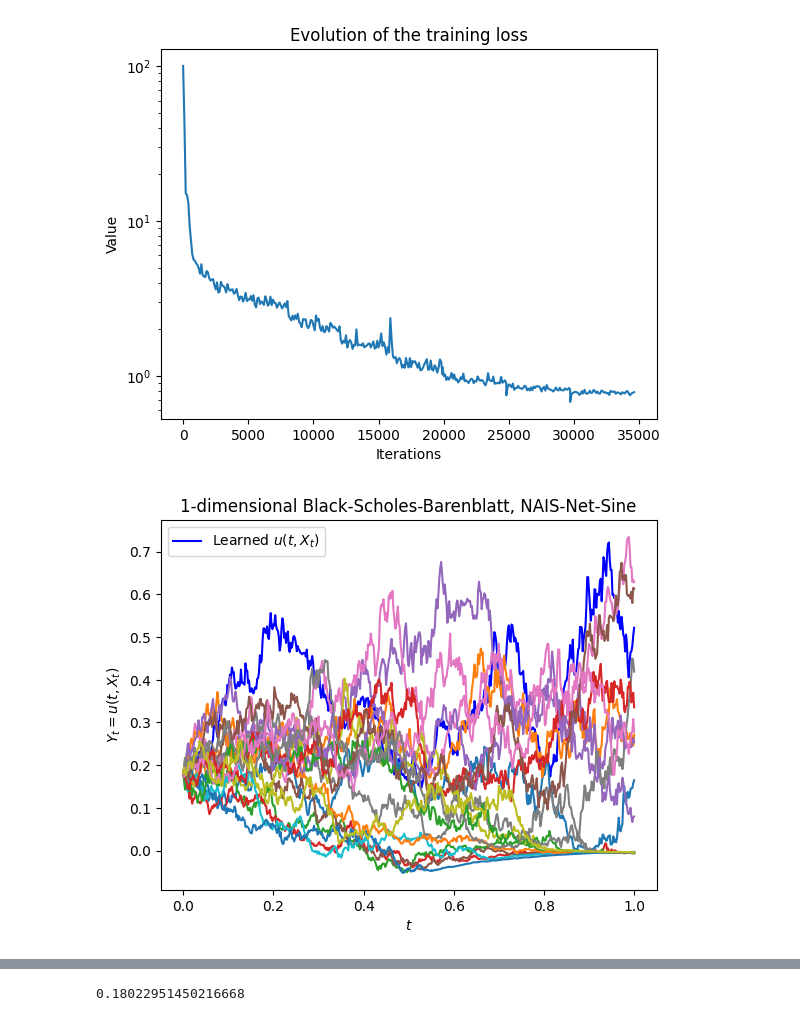
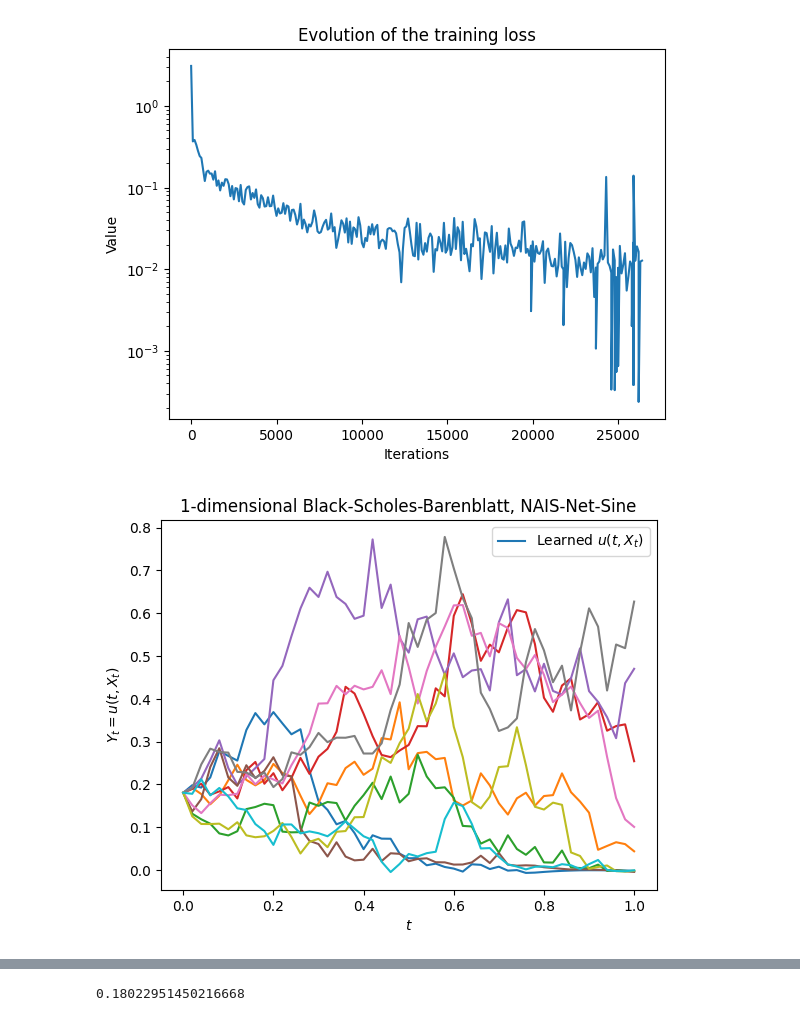
Before and after one commit to Aadhithya-06/Final-Year-Project, a Jupyter notebook: CallOption.ipynb, the cells around one changed output, grey strips where cells are left out. Drawn from its saved outputs; the diff is of its cells as text; code cells hidden in the pictures.

```diff
--- a/CallOption.ipynb
+++ b/CallOption.ipynb
@@ -12,8 +12,8 @@ import torch
 import matplotlib.pyplot as plt
 import time
 
-M = 128  # number of trajectories (batch size)
-N = 500  # number of time snapshots
+M = 8192  # number of trajectories (batch size)
+N = 50  # number of time snapshots
 D = 1 # number of dimensions
 Mm = N ** (1/5)
 
@@ -27,5 +27,5 @@ mode = "NAIS-Net"  # FC, Resnet and NAIS-Net are available
 activation = "Sine"  # Sine and ReLU are available
 model = CallOption(Xi, T, M, N, D, Mm, layers, mode, activation)
 
-n_iter = 5 * 10 ** 3
-lr = 1e-5
+n_iter = 2 * 10 ** 3
+lr = 1e-3
@@ -55,7 +32,2 @@ lr = 1e-5
 # %%
-model.load_model("models/CallOption.pth")
+model.load_model("models/CallOption2.pth")
-# %%
-tot = time.time()
-print(model.device)
-graph = model.train(n_iter, lr)
-print("total time:", time.time() - tot, "s")
@@ -80,6 +34,7 @@ total time: 3217.839848279953 s
 # %%
 graph = model.iteration, model.training_loss
 # %%
+np.random.seed(42)
 t_test, W_test = model.fetch_minibatch()
 X_pred, Y_pred = model.predict(Xi, t_test, W_test)
 
@@ -89,20 +44,3 @@ if type(X_pred).__module__ != 'numpy':
     X_pred = X_pred.cpu().detach().numpy()
 if type(Y_pred).__module__ != 'numpy':
     Y_pred = Y_pred.cpu().detach().numpy()
-
-for i in range(63):
-    t_test_i, W_test_i = model.fetch_minibatch()
-    X_pred_i, Y_pred_i = model.predict(Xi, t_test_i, W_test_i)
-    if type(X_pred_i).__module__ != 'numpy':
-        X_pred_i = X_pred_i.cpu().detach().numpy()
-    if type(Y_pred_i).__module__ != 'numpy':
-        Y_pred_i = Y_pred_i.cpu().detach().numpy()
-    X_pred = np.concatenate((X_pred, X_pred_i), axis=0)
-    Y_pred = np.concatenate((Y_pred, Y_pred_i), axis=0)
-
-if type(t_test).__module__ != 'numpy':
-    t_test = t_test.cpu().numpy()
-if type(X_pred).__module__ != 'numpy':
-    X_pred = X_pred.cpu().detach().numpy()
-if type(Y_pred).__module__ != 'numpy':
-    Y_pred = Y_pred.cpu().detach().numpy()
@@ -109,22 +85,22 @@ if type(Y_pred).__module__ != 'numpy':
 # %%
 plt.figure()
 plt.plot(graph[0], graph[1])
 plt.xlabel('Iterations')
 plt.ylabel('Value')
 plt.yscale("log")
 plt.title('Evolution of the training loss')
-samples = 20
+samples = 10
 plt.figure()
-plt.plot(t_test[0:1, :, 0].T, Y_pred[0:1, :, 0].T, 'b', label='Learned $u(t,X_t)$')
+plt.plot(t_test[0:1, :, 0].T, Y_pred[0:1, :, 0].T, label='Learned $u(t,X_t)$')
 
 plt.plot(t_test[1:samples, :, 0].T, Y_pred[1:samples, :, 0].T)
 
 plt.xlabel('$t$')
 plt.ylabel('$Y_t = u(t,X_t)$')
 plt.title(str(D) + '-dimensional Black-Scholes-Barenblatt, ' + model.mode + "-" + model.activation)
 plt.legend()
 
 plt.show()
 # %% [output]
-[figure, old version]
+[figure, new version]
-[figure, old version]
+[figure, new version]
```
Also changed, not shown: parts of 17 cells of this notebook, 7 other files.
